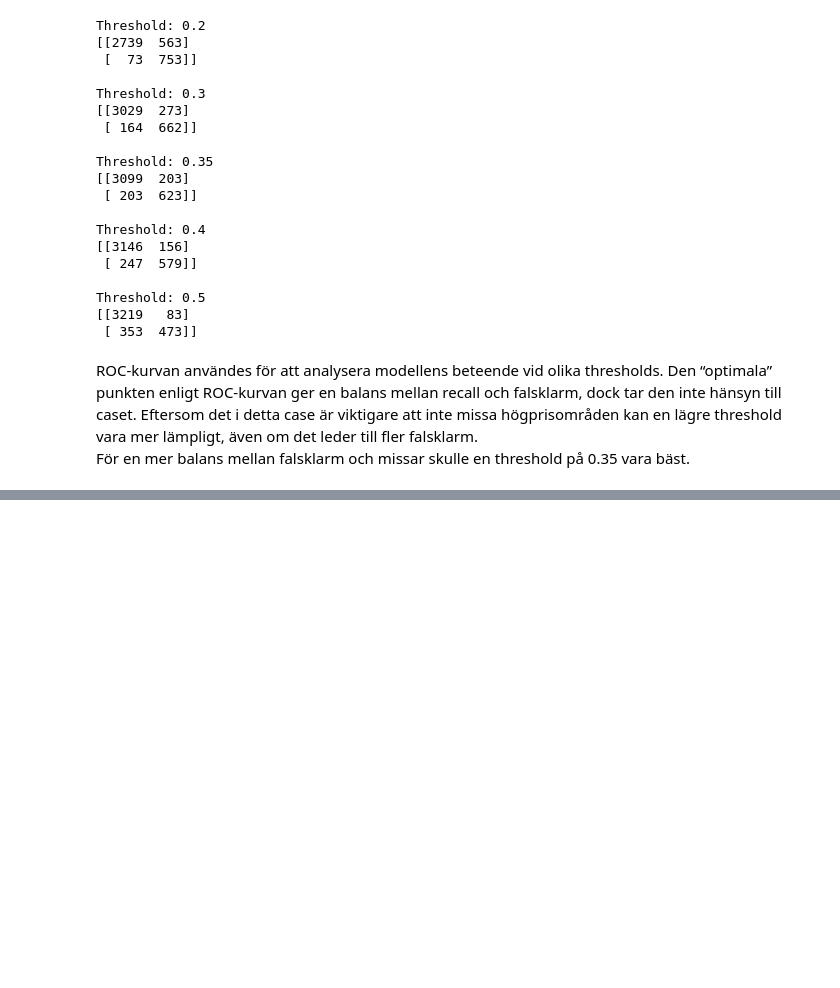
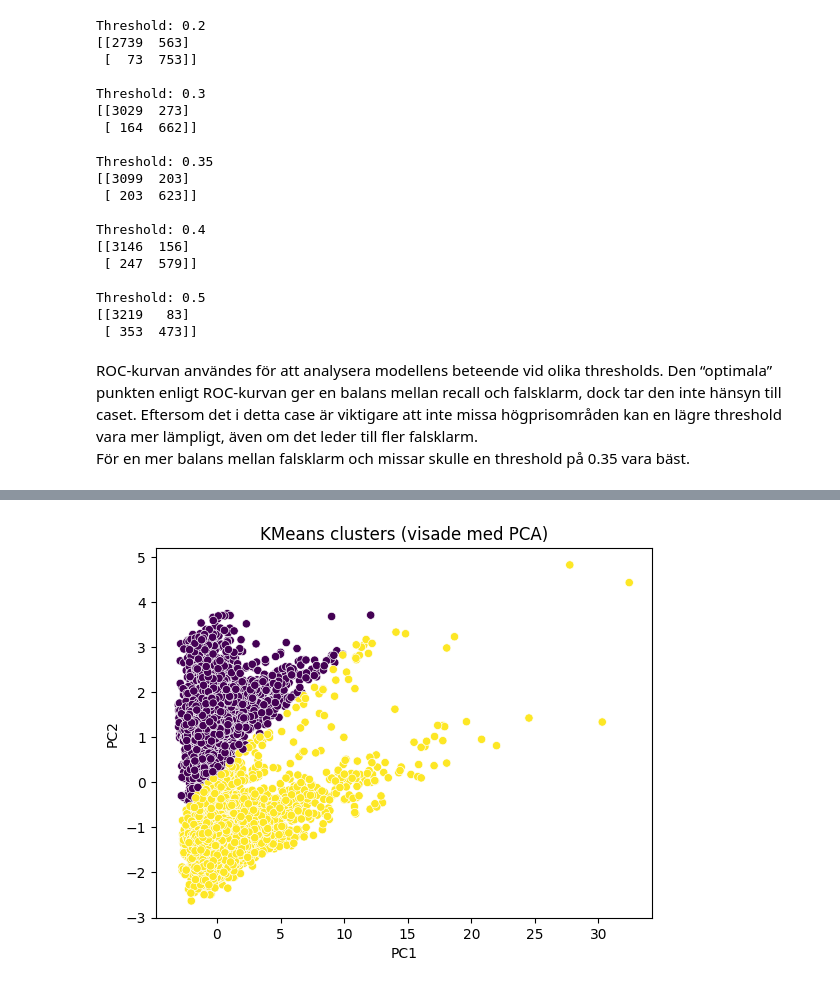
Before and after one commit to Jack-JackAttack/California_Housing, a Jupyter notebook: report.ipynb, the cells around one changed output, grey strips where cells are left out. Saved outputs shown, nothing was run; the diff lists cells and outputs as text; code cells hidden in the pictures; blank space fills up the shorter version.

```diff
--- a/report.ipynb
+++ b/report.ipynb
@@ -609,0 +715,16 @@ För en mer balans mellan falsklarm och missar skulle en threshold på 0.35 vara
+# %%
+from sklearn.cluster import KMeans
+import seaborn as sns
+
+
+kmeans = KMeans(n_clusters=2, random_state=42)
+clusters = kmeans.fit_predict(X_scaled)
+
+
+sns.scatterplot(x= X_pca_full[:, 0], y= X_pca_full[:, 1], c=clusters)
+plt.xlabel("PC1")
+plt.ylabel("PC2")
+plt.title("KMeans clusters (visade med PCA)")
+plt.show()
+# %% [output]
+[figure, added]
```
Also changed, not shown: parts of 15 cells of this notebook.
